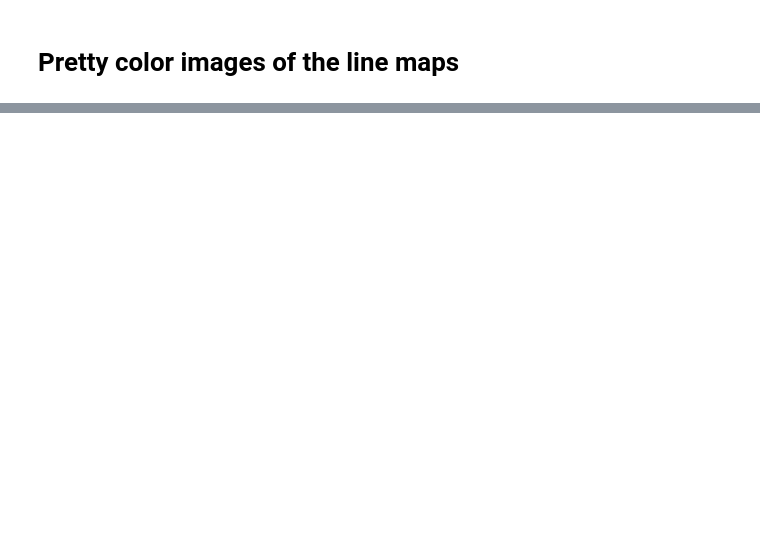
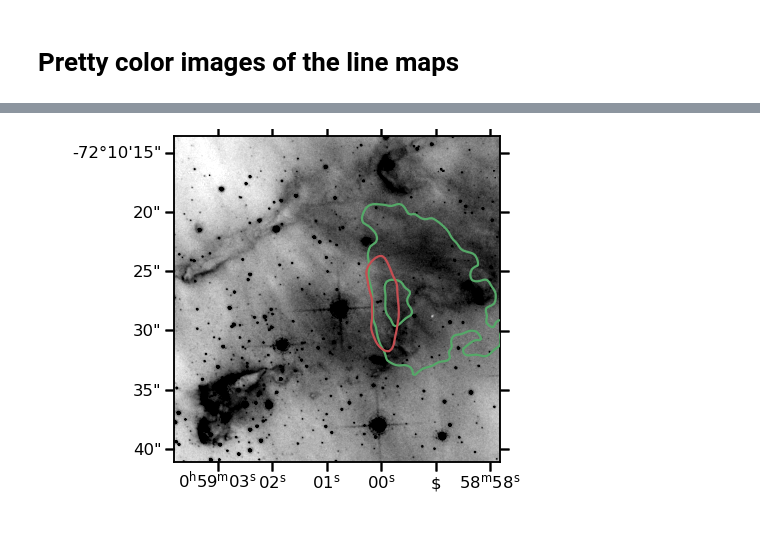
Before and after one commit to will-henney/muse-hii-regions, a Jupyter notebook: notebooks/01-03-pretty-images.ipynb, the cells around one changed output, grey strips where cells are left out. Cells and saved outputs as stored; diff of their text form; code cells hidden in the pictures; blank space fills up the shorter version.

```diff
--- a/notebooks/01-03-pretty-images.ipynb
+++ b/notebooks/01-03-pretty-images.ipynb
@@ -73,0 +115,28 @@ ModuleNotFoundError: No module named 'wcsfile'
+# %%
+fig, ax = plt.subplots(figsize=(8, 6), subplot_kw=dict(projection=wacs))
+ax.imshow(hduacs.data, cmap="gray_r", vmin=0.25, vmax=0.6)
+gauss = Gaussian2DKernel(x_stddev=2.0)
+imariv = fits.open(datadir / f"ngc346-ariv-4711-plus-4740-correct.fits")["DATA"].data
+imariv_s = convolve(imariv, gauss)
+imheii = fits.open(datadir / f"ngc346-heii-4686-correct.fits")["DATA"].data
+imheii_s = convolve(imheii, gauss)
+ax.contour(
+    imariv_s,
+    transform=ax.get_transform(wm),
+    levels=[350, 560],
+    colors="g",
+)
+ax.contour(
+    imheii_s,
+    transform=ax.get_transform(wm),
+    levels=[150],
+    colors="r",
+)
+ax.set(
+    xlim=[2800, 3350],
+    ylim=[2050, 2600],
+    xlabel=" ",
+    ylabel=" ",
+)
+fig.savefig("../figs/ngc-346-bow-multi-acs-zoom.pdf");
+# %% [output]
@@ -73,0 +144 @@ ModuleNotFoundError: No module named 'wcsfile'
+[figure, added]
```
Also changed, not shown: parts of 10 cells of this notebook, 6 other files.
